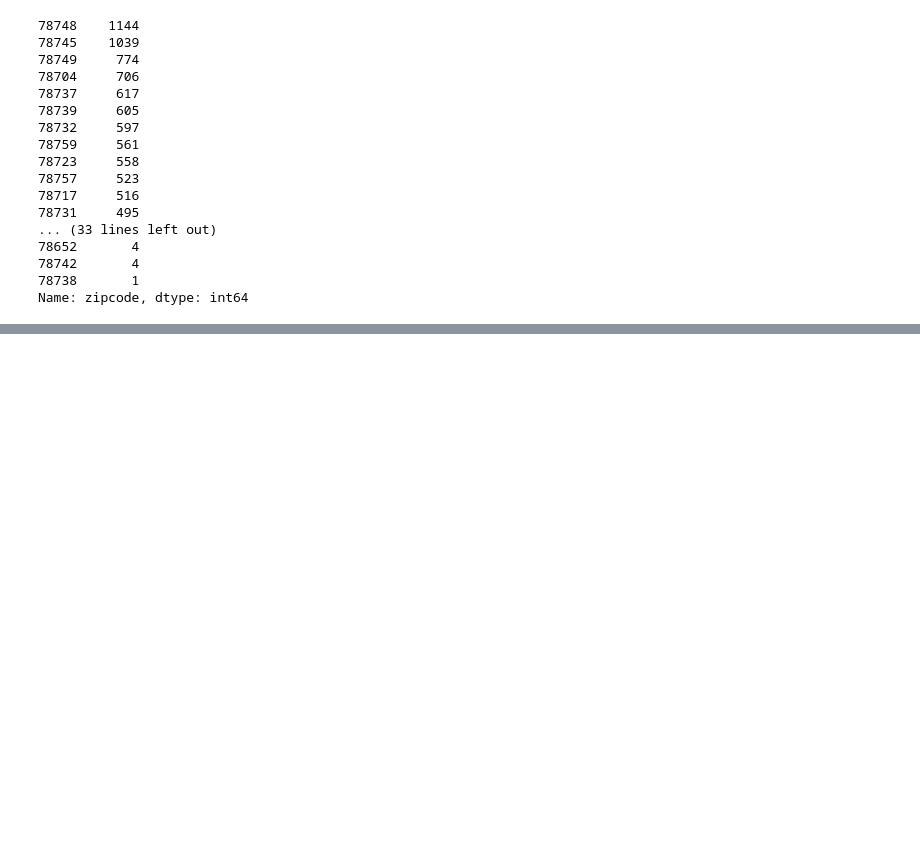
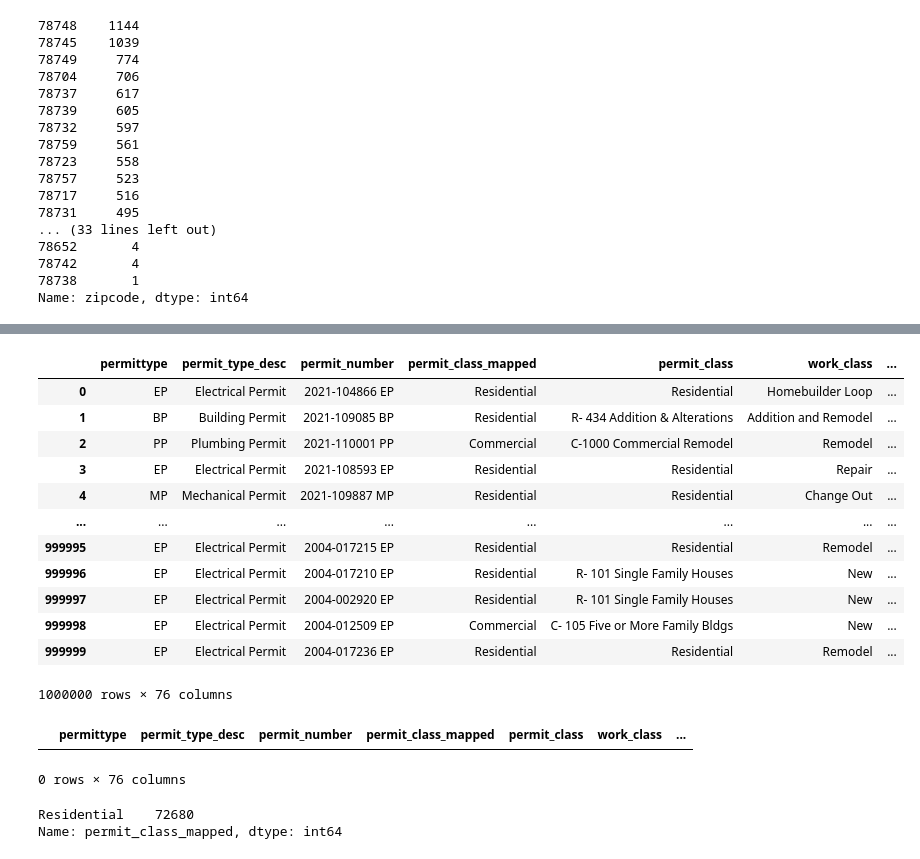
Before and after one commit to cmanwaring/Urban-Development-Predictor, a Jupyter notebook: Josue/exploring_data.ipynb, the cells around one changed output, grey strips where cells are left out. Drawn from its saved outputs; the diff is of its cells as text; code cells hidden in the pictures; blank space fills up the shorter version.

Commit message:
Adding more data

```diff
--- a/Josue/exploring_data.ipynb
+++ b/Josue/exploring_data.ipynb
@@ -138,0 +141,7 @@ Name: zipcode, dtype: int64
+# %%
+# Extract permit data
+client = Socrata("data.austintexas.gov", None)
+
+results = client.get("3syk-w9eu", limit=1000000)
+
+results_df = pd.DataFrame.from_records(results)
@@ -138,0 +150,16 @@ Name: zipcode, dtype: int64
+# %%
+results_df
+# %% [output]
+|  | permittype | permit_type_desc | permit_number | permit_class_mapped | permit_class | work_class | ... |
+| 0 | EP | Electrical Permit | 2021-104866 EP | Residential | Residential | Homebuilder Loop | ... |
+| 1 | BP | Building Permit | 2021-109085 BP | Residential | R- 434 Addition & Alterations | Addition and Remodel | ... |
+| 2 | PP | Plumbing Permit | 2021-110001 PP | Commercial | C-1000 Commercial Remodel | Remodel | ... |
+| 3 | EP | Electrical Permit | 2021-108593 EP | Residential | Residential | Repair | ... |
+| 4 | MP | Mechanical Permit | 2021-109887 MP | Residential | Residential | Change Out | ... |
+| ... | ... | ... | ... | ... | ... | ... | ... |
+| 999995 | EP | Electrical Permit | 2004-017215 EP | Residential | Residential | Remodel | ... |
+| 999996 | EP | Electrical Permit | 2004-017210 EP | Residential | R- 101 Single Family Houses | New | ... |
+| 999997 | EP | Electrical Permit | 2004-002920 EP | Residential | R- 101 Single Family Houses | New | ... |
+| 999998 | EP | Electrical Permit | 2004-012509 EP | Commercial | C- 105 Five or More Family Bldgs | New | ... |
+| 999999 | EP | Electrical Permit | 2004-017236 EP | Residential | Residential | Remodel | ... |
+1000000 rows × 76 columns
@@ -138,0 +168,10 @@ Name: zipcode, dtype: int64
+# %%
+df
+# %% [output]
+|  | permittype | permit_type_desc | permit_number | permit_class_mapped | permit_class | work_class | ... |
+0 rows × 76 columns
+# %%
+df.permit_class_mapped.value_counts()
+# %% [output]
+Residential    72680
+Name: permit_class_mapped, dtype: int64
```
Also changed, not shown: parts of 6 cells of this notebook.
